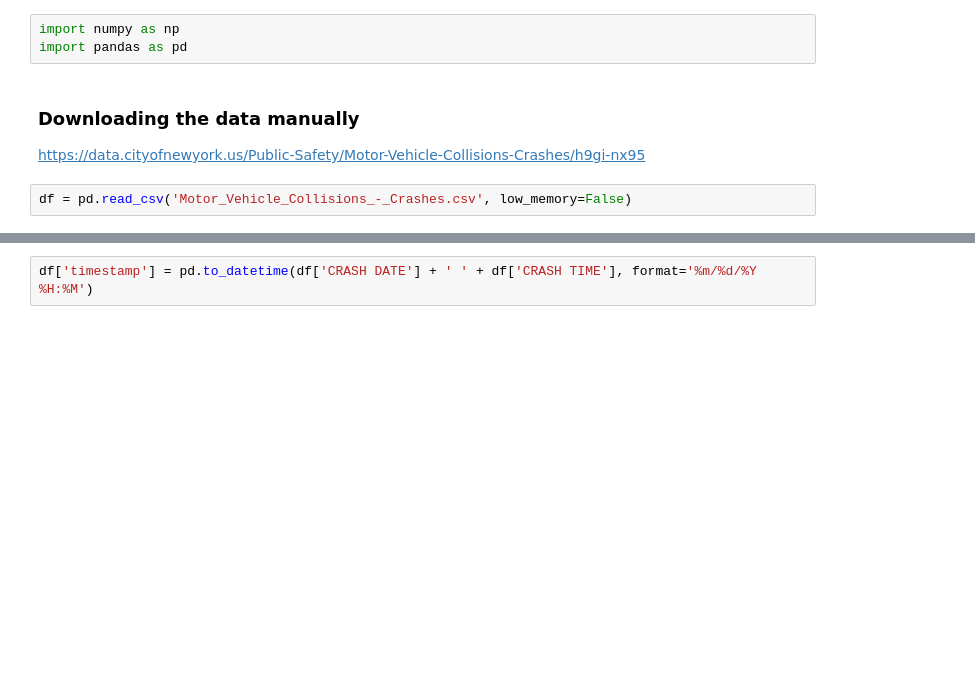
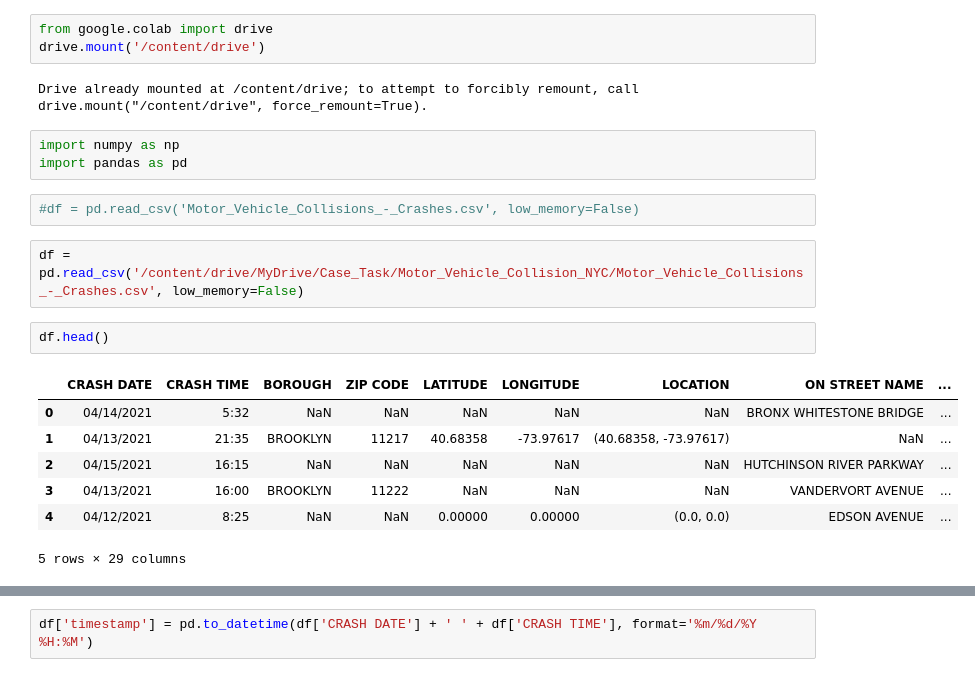
Before and after one commit to Aerospacerr/Motor-Vehicle-Collision-Data-App-with-Streamlit, a Jupyter notebook: preprocessing.ipynb, the cells around one changed output, grey strips where cells are left out. Drawn from its saved outputs; the diff is of its cells as text; blank space fills up the shorter version.

```diff
--- a/preprocessing.ipynb
+++ b/preprocessing.ipynb
@@ -6,9 +1,22 @@ The final script should run in `preprocessing.py`.
+# %%
+from google.colab import drive
+drive.mount('/content/drive')
+# %% [output]
+Drive already mounted at /content/drive; to attempt to forcibly remount, call drive.mount("/content/drive", force_remount=True).
 # %%
 import numpy as np
 import pandas as pd
-# %% [markdown]
-### Downloading the data manually
-
-<https://data.cityofnewyork.us/Public-Safety/Motor-Vehicle-Collisions-Crashes/h9gi-nx95>
 # %%
-df = pd.read_csv('Motor_Vehicle_Collisions_-_Crashes.csv', low_memory=False)
+#df = pd.read_csv('Motor_Vehicle_Collisions_-_Crashes.csv', low_memory=False)
+# %%
+df = pd.read_csv('/content/drive/MyDrive/Case_Task/Motor_Vehicle_Collision_NYC/Motor_Vehicle_Collisions_-_Crashes.csv', low_memory=False)
+# %%
+df.head()
+# %% [output]
+|  | CRASH DATE | CRASH TIME | BOROUGH | ZIP CODE | LATITUDE | LONGITUDE | LOCATION | ON STREET NAME | ... |
+| 0 | 04/14/2021 | 5:32 | NaN | NaN | NaN | NaN | NaN | BRONX WHITESTONE BRIDGE | ... |
+| 1 | 04/13/2021 | 21:35 | BROOKLYN | 11217 | 40.68358 | -73.97617 | (40.68358, -73.97617) | NaN | ... |
+| 2 | 04/15/2021 | 16:15 | NaN | NaN | NaN | NaN | NaN | HUTCHINSON RIVER PARKWAY | ... |
+| 3 | 04/13/2021 | 16:00 | BROOKLYN | 11222 | NaN | NaN | NaN | VANDERVORT AVENUE | ... |
+| 4 | 04/12/2021 | 8:25 | NaN | NaN | 0.00000 | 0.00000 | (0.0, 0.0) | EDSON AVENUE | ... |
+5 rows × 29 columns
```
Also changed, not shown: parts of 32 cells of this notebook.
